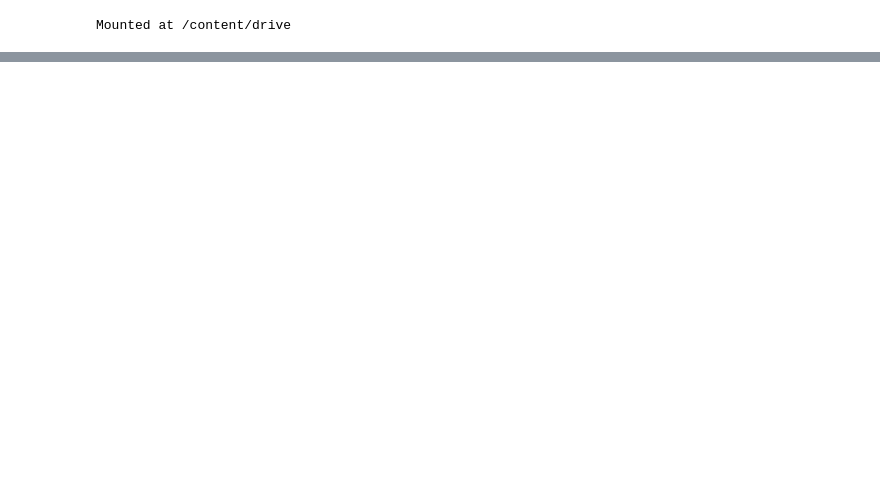
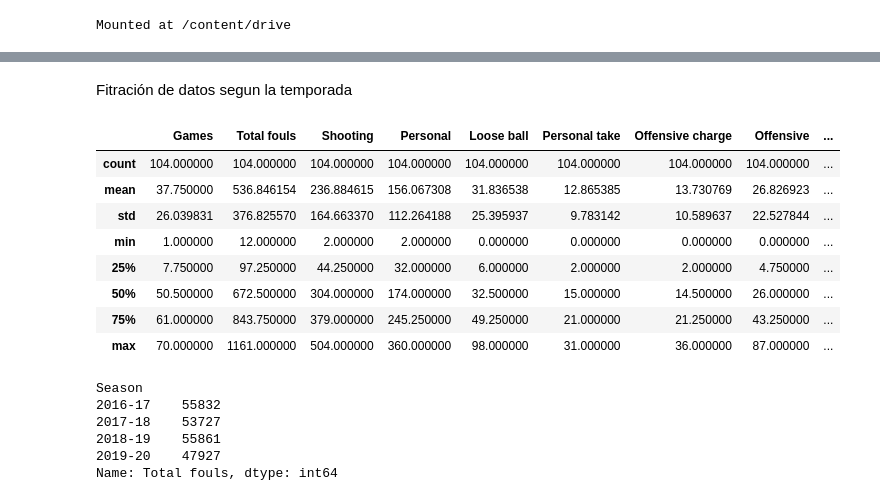
Before and after one commit to Raghnus/visualizaciones_datos, a Jupyter notebook: VisualizacionFoulsNBAPorReferee.ipynb, the cells around one changed output, grey strips where cells are left out. Drawn from its saved outputs; the diff is of its cells as text; code cells hidden in the pictures; blank space fills up the shorter version.

```diff
--- a/VisualizacionFoulsNBAPorReferee.ipynb
+++ b/VisualizacionFoulsNBAPorReferee.ipynb
@@ -36,0 +30,23 @@ plt.xticks(rotation = 90);
+# %% [markdown]
+Fitración de datos segun la temporada
+# %%
+df_16_17.describe()
+# %% [output]
+|  | Games | Total fouls | Shooting | Personal | Loose ball | Personal take | Offensive charge | Offensive | ... |
+| count | 104.000000 | 104.000000 | 104.000000 | 104.000000 | 104.000000 | 104.000000 | 104.000000 | 104.000000 | ... |
+| mean | 37.750000 | 536.846154 | 236.884615 | 156.067308 | 31.836538 | 12.865385 | 13.730769 | 26.826923 | ... |
+| std | 26.039831 | 376.825570 | 164.663370 | 112.264188 | 25.395937 | 9.783142 | 10.589637 | 22.527844 | ... |
+| min | 1.000000 | 12.000000 | 2.000000 | 2.000000 | 0.000000 | 0.000000 | 0.000000 | 0.000000 | ... |
+| 25% | 7.750000 | 97.250000 | 44.250000 | 32.000000 | 6.000000 | 2.000000 | 2.000000 | 4.750000 | ... |
+| 50% | 50.500000 | 672.500000 | 304.000000 | 174.000000 | 32.500000 | 15.000000 | 14.500000 | 26.000000 | ... |
+| 75% | 61.000000 | 843.750000 | 379.000000 | 245.250000 | 49.250000 | 21.000000 | 21.250000 | 43.250000 | ... |
+| max | 70.000000 | 1161.000000 | 504.000000 | 360.000000 | 98.000000 | 31.000000 | 36.000000 | 87.000000 | ... |
+# %%
+df.groupby(['Season'])['Total fouls'].sum()
+# %% [output]
+Season
+2016-17    55832
+2017-18    53727
+2018-19    55861
+2019-20    47927
+Name: Total fouls, dtype: int64
```
Also changed, not shown: parts of 7 cells of this notebook.
